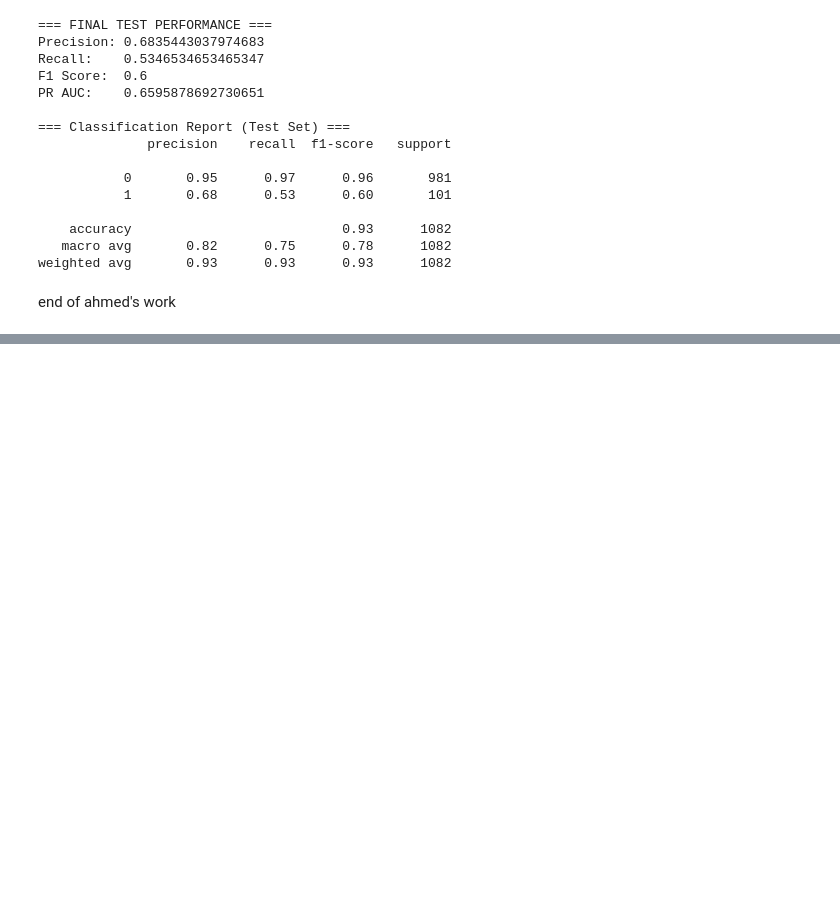
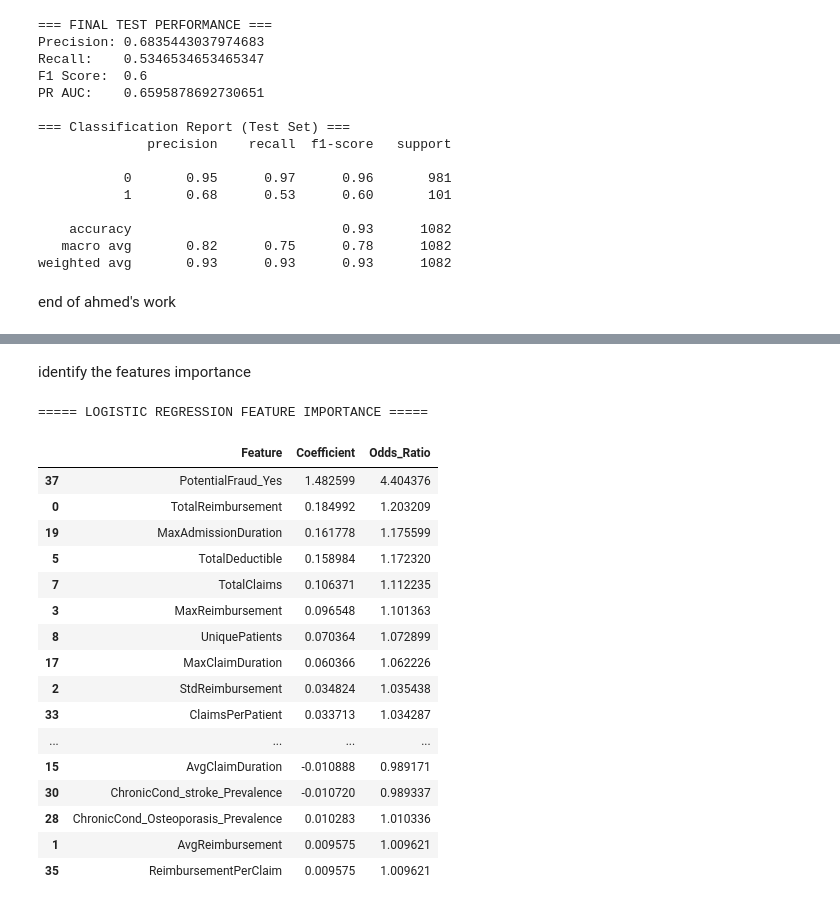
Before and after one commit to omarAhmed-11/fraud_detection_project, a Jupyter notebook: 02_modeling.ipynb, the cells around one changed output, grey strips where cells are left out. Saved outputs shown, nothing was run; the diff lists cells and outputs as text; code cells hidden in the pictures; blank space fills up the shorter version.

Commit message:
logistic regression update by omar

```diff
--- a/02_modeling.ipynb
+++ b/02_modeling.ipynb
@@ -697,0 +702,20 @@ end of ahmed's work
+# %%
+#logistic regression training (60%)
+#built in logistic regression
+log_reg = LogisticRegression(
+    #the dataset is imbalanced fraud are much fewer than non fraud
+    #the model always predicts the majority class
+    #balanced class weight -> nsamples/nclassesxnsamples(i):minority gets higher and majority gets lower
+    class_weight='balanced',
+    max_iter=2000, #good for optimization(finish the training without warnings)
+    #the algorithm used to find the model coeffecients
+    solver='liblinear', #stable , works well with class weights
+    penalty='l2',   # L2 regularization (default)
+    C=0.01,          # strength of  regularization
+    random_state=42 #ensure randomness is the same every time you run the code
+)
+#uses the scaled x train as its sensitive so it needs data of the same scale not to mislead the model
+log_reg.fit(X_train_scaled, y_train)#the algorithm looks the scaled x train and the y train and adjusts t
+#the beta coeffecients untill the model best fits
+#Loss=−∑(ylog(p)+(1−y)log(1−p))+regularization -> equation we are trying to minimize
+#p -> probability that provider is a fraud
@@ -697,0 +798,41 @@ end of ahmed's work
+# %% [markdown]
+identify the features importance
+# %%
+#+ve -> increase the fraud probability
+#-ve -> decrease the fraud probability
+#magnitude -> represents the strength of the coeffecients
+coefficients = log_reg.coef_[0] # array of coeffecients for each feature and extracts them as 1D array
+#+ve coeffecient -> increase in likelihood /-ve coeffecient decrease in likelihood
+feature_importance = pd.DataFrame({#create a new dataframe /dataset
+    'Feature': feature_names, #feature names
+    'Coefficient': coefficients,# beta values from logistic regression
+    'Odds_Ratio': np.exp(coefficients)# odds ratio
+})
+
+# Sort by absolute effect
+feature_importance['Abs_Coeff'] = feature_importance['Coefficient'].abs()#the strength of the coeffecient regardless of the effect
+feature_importance = feature_importance.sort_values('Abs_Coeff', ascending=False)# sorts from big to small strength
+
+feature_importance = feature_importance.drop(columns=['Abs_Coeff']) #removes the sorting column as its temporary
+
+print("\n===== LOGISTIC REGRESSION FEATURE IMPORTANCE =====")
+display(feature_importance.head(20))  # show top 20 features
+# %% [output]
+===== LOGISTIC REGRESSION FEATURE IMPORTANCE =====
+|  | Feature | Coefficient | Odds_Ratio |
+| 37 | PotentialFraud_Yes | 1.482599 | 4.404376 |
+| 0 | TotalReimbursement | 0.184992 | 1.203209 |
+| 19 | MaxAdmissionDuration | 0.161778 | 1.175599 |
+| 5 | TotalDeductible | 0.158984 | 1.172320 |
+| 7 | TotalClaims | 0.106371 | 1.112235 |
+| 3 | MaxReimbursement | 0.096548 | 1.101363 |
+| 8 | UniquePatients | 0.070364 | 1.072899 |
+| 17 | MaxClaimDuration | 0.060366 | 1.062226 |
+| 2 | StdReimbursement | 0.034824 | 1.035438 |
+| 33 | ClaimsPerPatient | 0.033713 | 1.034287 |
+| ... | ... | ... | ... |
+| 15 | AvgClaimDuration | -0.010888 | 0.989171 |
+| 30 | ChronicCond_stroke_Prevalence | -0.010720 | 0.989337 |
+| 28 | ChronicCond_Osteoporasis_Prevalence | 0.010283 | 1.010336 |
+| 1 | AvgReimbursement | 0.009575 | 1.009621 |
+| 35 | ReimbursementPerClaim | 0.009575 | 1.009621 |
```
Also changed, not shown: parts of 7 cells of this notebook, 1 other file.
